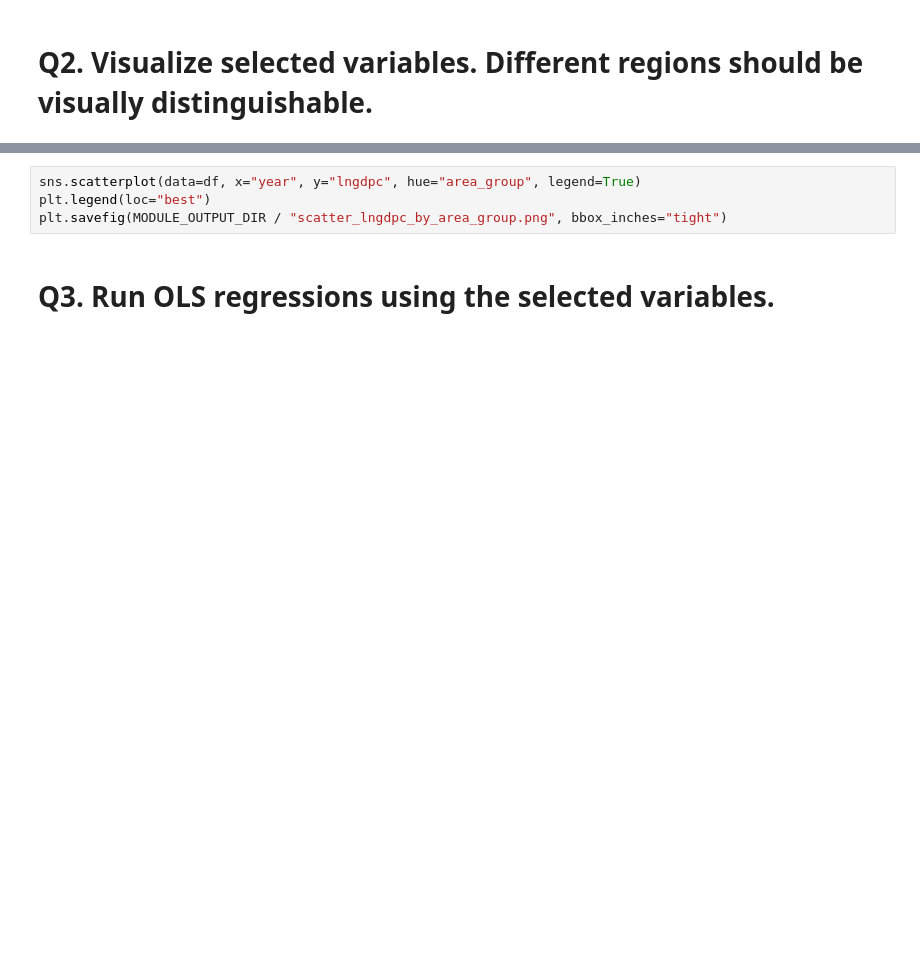
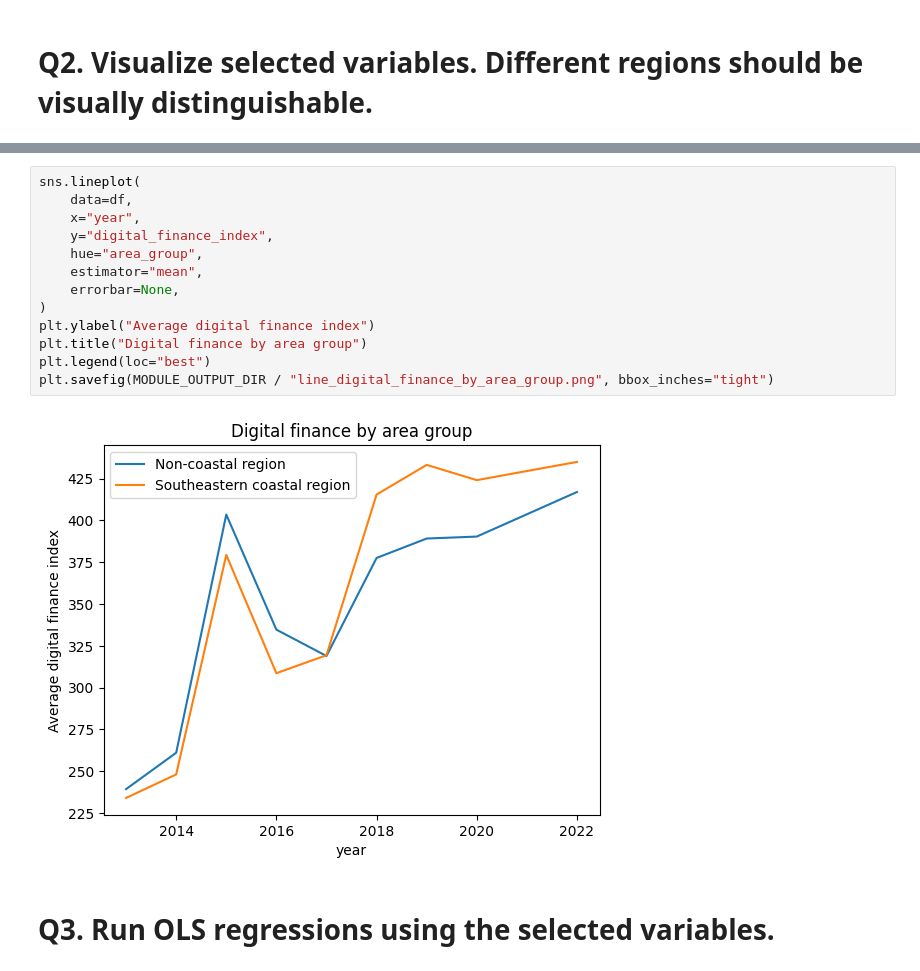
Before and after one commit to hanyu2010wendy/Big-Data-Analysis-2025, a Jupyter notebook: assignments/04_multivariable_linear_regression/Homework4_solution.ipynb, the cells around one changed output, grey strips where cells are left out. Drawn from its saved outputs; the diff is of its cells as text; blank space fills up the shorter version.

```diff
--- a/assignments/04_multivariable_linear_regression/Homework4_solution.ipynb
+++ b/assignments/04_multivariable_linear_regression/Homework4_solution.ipynb
@@ -128,7 +157,18 @@ df["area_group"].unique()
 # %%
-sns.scatterplot(data=df, x="year", y="lngdpc", hue="area_group", legend=True)
+sns.lineplot(
+    data=df,
+    x="year",
+    y="digital_finance_index",
+    hue="area_group",
+    estimator="mean",
+    errorbar=None,
+)
+plt.ylabel("Average digital finance index")
+plt.title("Digital finance by area group")
 plt.legend(loc="best")
-plt.savefig(MODULE_OUTPUT_DIR / "scatter_lngdpc_by_area_group.png", bbox_inches="tight")
+plt.savefig(MODULE_OUTPUT_DIR / "line_digital_finance_by_area_group.png", bbox_inches="tight")
+# %% [output]
+[figure, added]
 # %% [markdown]
 # Q3. Run OLS regressions using the selected variables.
 # %%
```
Also changed, not shown: parts of 11 cells of this notebook, 3 other files.
